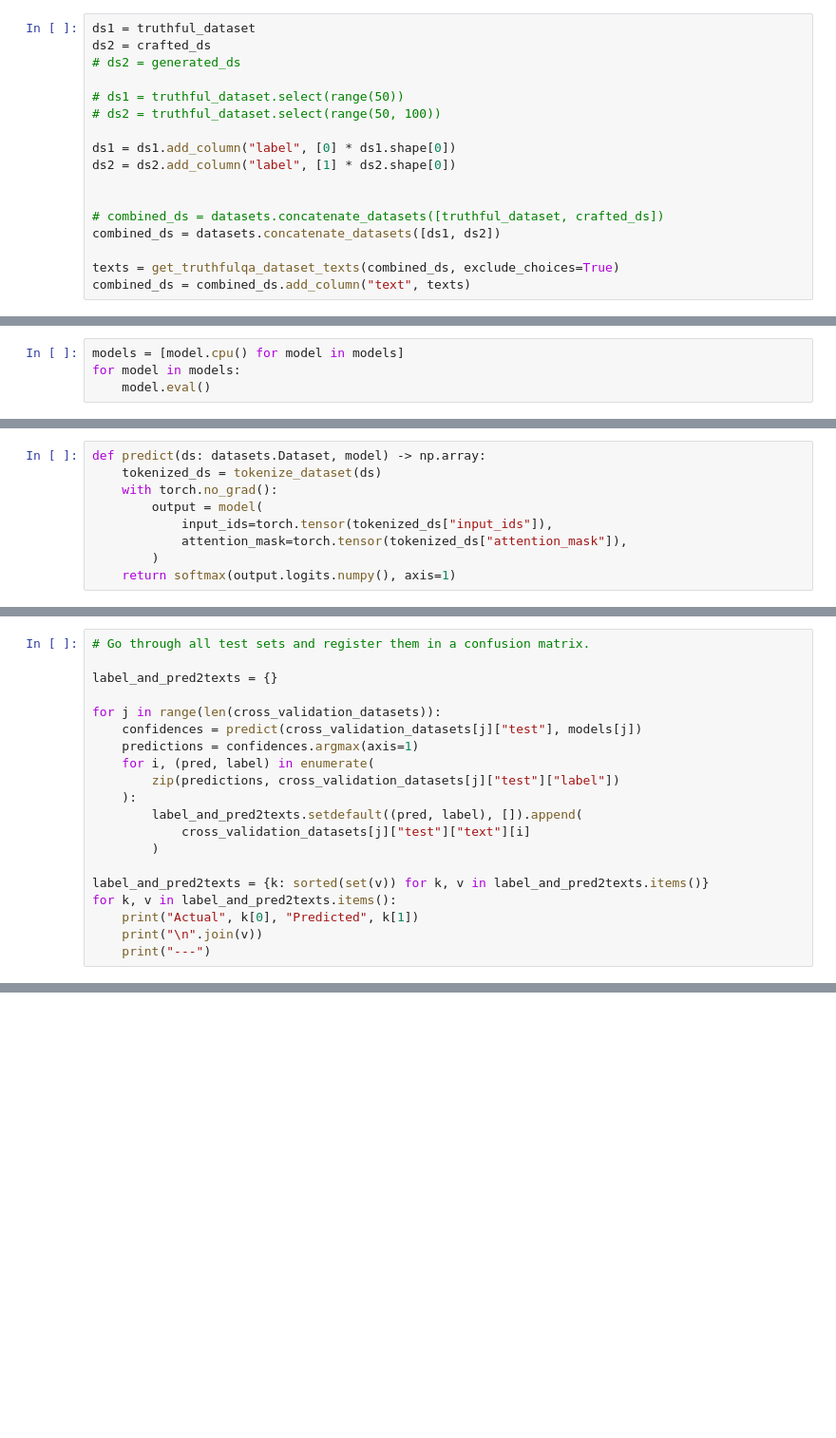
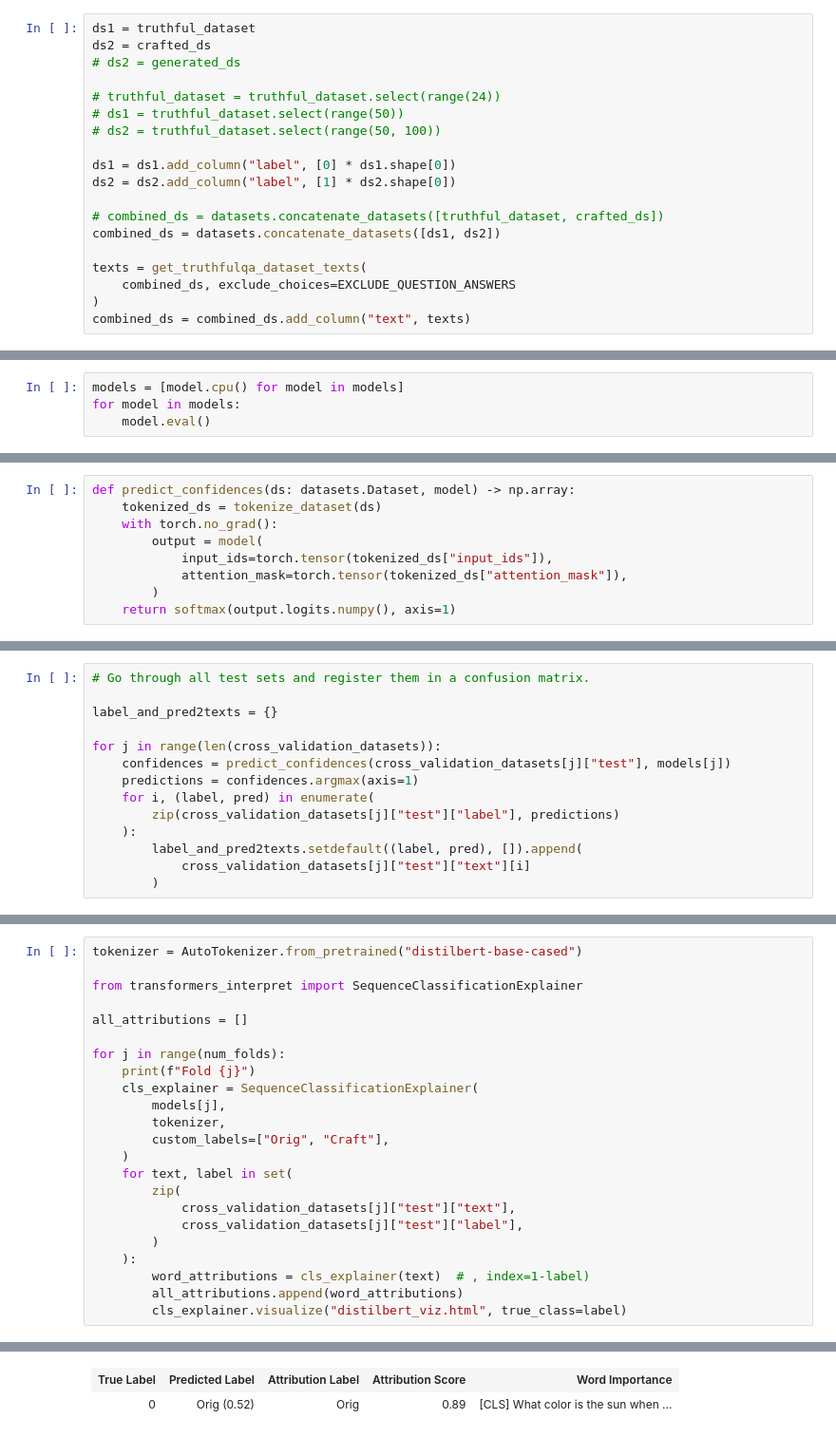
Before and after one commit to MarckK/retrospective-llm-eval, a Jupyter notebook: notebooks/train-propensity-score.ipynb, the cells around one changed output, grey strips where cells are left out. Shown: that part at 95% size. Cells and saved outputs as stored; diff of their text form; blank space fills up the shorter version.

Commit message:
Update Propensity notebook with interpretability

```diff
--- a/notebooks/train-propensity-score.ipynb
+++ b/notebooks/train-propensity-score.ipynb
@@ -95,15 +89,17 @@ ds1 = truthful_dataset
 ds2 = crafted_ds
 # ds2 = generated_ds
 
+# truthful_dataset = truthful_dataset.select(range(24))
 # ds1 = truthful_dataset.select(range(50))
 # ds2 = truthful_dataset.select(range(50, 100))
 
 ds1 = ds1.add_column("label", [0] * ds1.shape[0])
 ds2 = ds2.add_column("label", [1] * ds2.shape[0])
 
-
 # combined_ds = datasets.concatenate_datasets([truthful_dataset, crafted_ds])
 combined_ds = datasets.concatenate_datasets([ds1, ds2])
 
-texts = get_truthfulqa_dataset_texts(combined_ds, exclude_choices=True)
+texts = get_truthfulqa_dataset_texts(
+    combined_ds, exclude_choices=EXCLUDE_QUESTION_ANSWERS
+)
 combined_ds = combined_ds.add_column("text", texts)
@@ -272,5 +430,5 @@ def tokenize_dataset(
 # %%
-def predict(ds: datasets.Dataset, model) -> np.array:
+def predict_confidences(ds: datasets.Dataset, model) -> np.array:
     tokenized_ds = tokenize_dataset(ds)
     with torch.no_grad():
         output = model(
@@ -284,17 +460,11 @@ def predict(ds: datasets.Dataset, model) -> np.array:
 label_and_pred2texts = {}
 
 for j in range(len(cross_validation_datasets)):
-    confidences = predict(cross_validation_datasets[j]["test"], models[j])
+    confidences = predict_confidences(cross_validation_datasets[j]["test"], models[j])
     predictions = confidences.argmax(axis=1)
-    for i, (pred, label) in enumerate(
-        zip(predictions, cross_validation_datasets[j]["test"]["label"])
+    for i, (label, pred) in enumerate(
+        zip(cross_validation_datasets[j]["test"]["label"], predictions)
     ):
-        label_and_pred2texts.setdefault((pred, label), []).append(
+        label_and_pred2texts.setdefault((label, pred), []).append(
             cross_validation_datasets[j]["test"]["text"][i]
         )
-
-label_and_pred2texts = {k: sorted(set(v)) for k, v in label_and_pred2texts.items()}
-for k, v in label_and_pred2texts.items():
-    print("Actual", k[0], "Predicted", k[1])
-    print("\n".join(v))
-    print("---")
@@ -339,0 +503,24 @@ Why is banana flavoring so different from the flavor of a banana?
+# %%
+tokenizer = AutoTokenizer.from_pretrained("distilbert-base-cased")
+
+from transformers_interpret import SequenceClassificationExplainer
+
+all_attributions = []
+
+for j in range(num_folds):
+    print(f"Fold {j}")
+    cls_explainer = SequenceClassificationExplainer(
+        models[j],
+        tokenizer,
+        custom_labels=["Orig", "Craft"],
+    )
+    for text, label in set(
+        zip(
+            cross_validation_datasets[j]["test"]["text"],
+            cross_validation_datasets[j]["test"]["label"],
+        )
+    ):
+        word_attributions = cls_explainer(text)  # , index=1-label)
+        all_attributions.append(word_attributions)
+        cls_explainer.visualize("distilbert_viz.html", true_class=label)
+# %% [output]
@@ -339,0 +529,2 @@ Why is banana flavoring so different from the flavor of a banana?
+| True Label | Predicted Label | Attribution Label | Attribution Score | Word Importance |
+| 0 | Orig (0.52) | Orig | 0.89 | [CLS] What color is the sun when ... |
```
Also changed, not shown: parts of 37 cells of this notebook.
